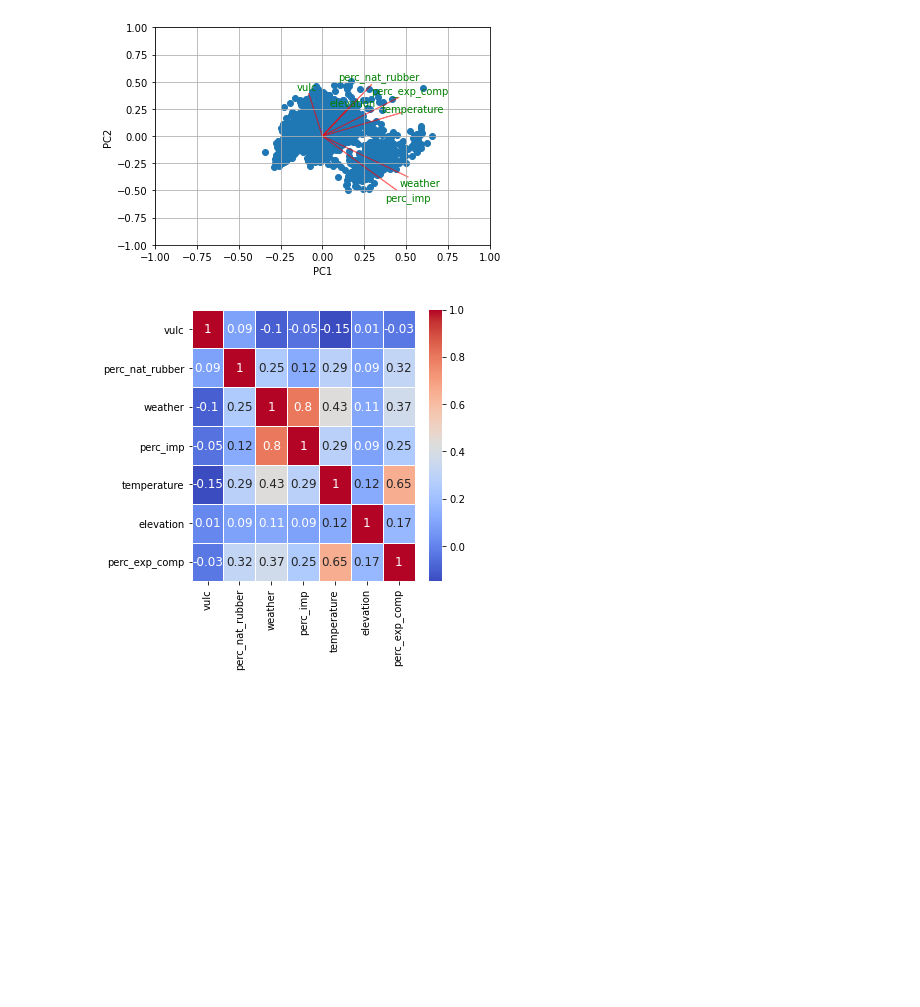
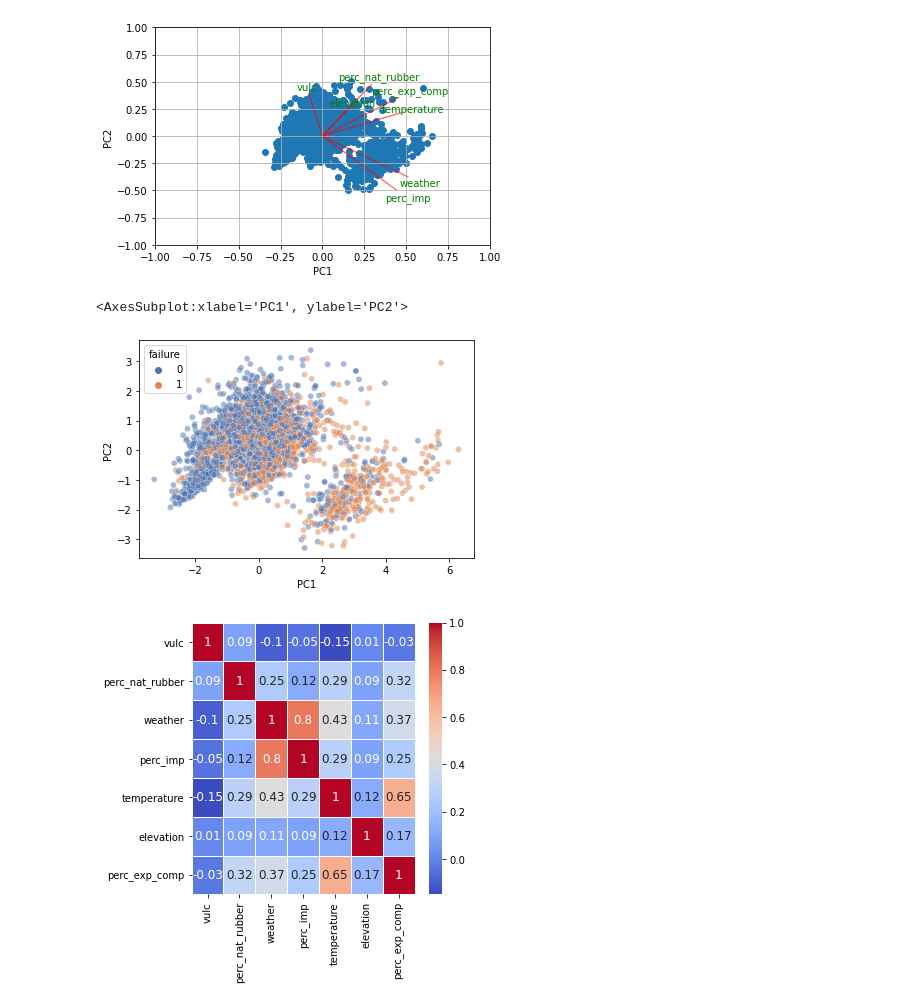
Before and after one commit to AndreaScarpellini1/ML-Project, a Jupyter notebook: Project .ipynb, the cells around one changed output. Drawn from its saved outputs; the diff is of its cells as text; code cells hidden in the pictures; blank space fills up the shorter version.

```diff
--- a/Project .ipynb
+++ b/Project .ipynb
@@ -290,6 +319,14 @@ plt.show()
 #perc_imp e wheater sono correlate?
 # %% [output]
 [figure]
+# %%
+sns.scatterplot(x="PC1", y="PC2",
+              hue=df['failure'], alpha=0.5,
+              data=num_pca,
+              palette='deep')
+# %% [output]
+<AxesSubplot:xlabel='PC1', ylabel='PC2'>
+[figure, added]
 # %%
 plt.figure(figsize = (5,5))
 sns.heatmap(data=scaled_num.corr().round(2), cmap='coolwarm', linewidths=.5, annot=True, annot_kws={"size":12})
```
Also changed, not shown: parts of 5 cells of this notebook.
